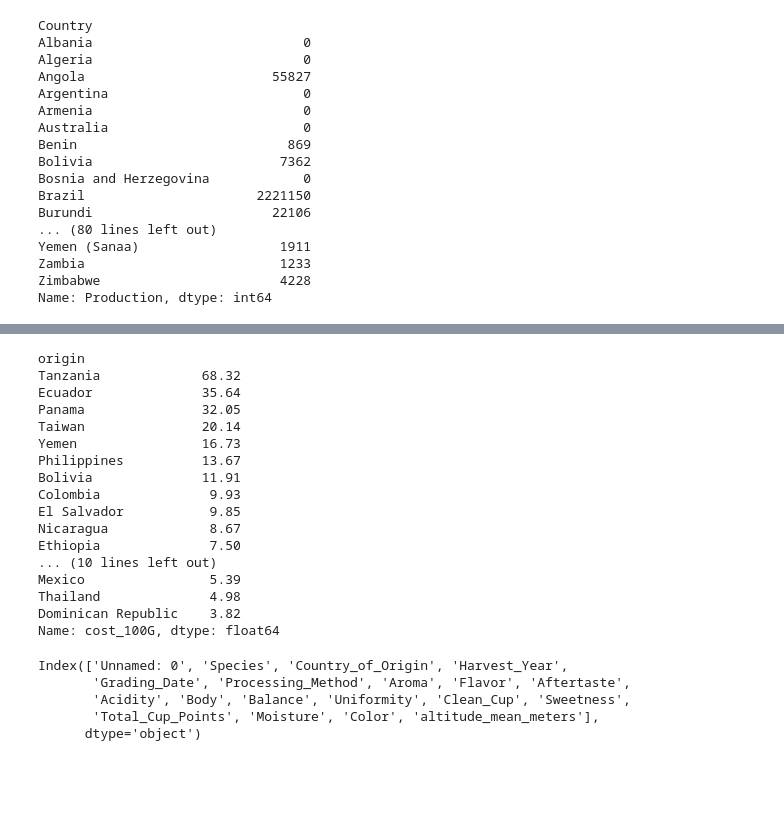
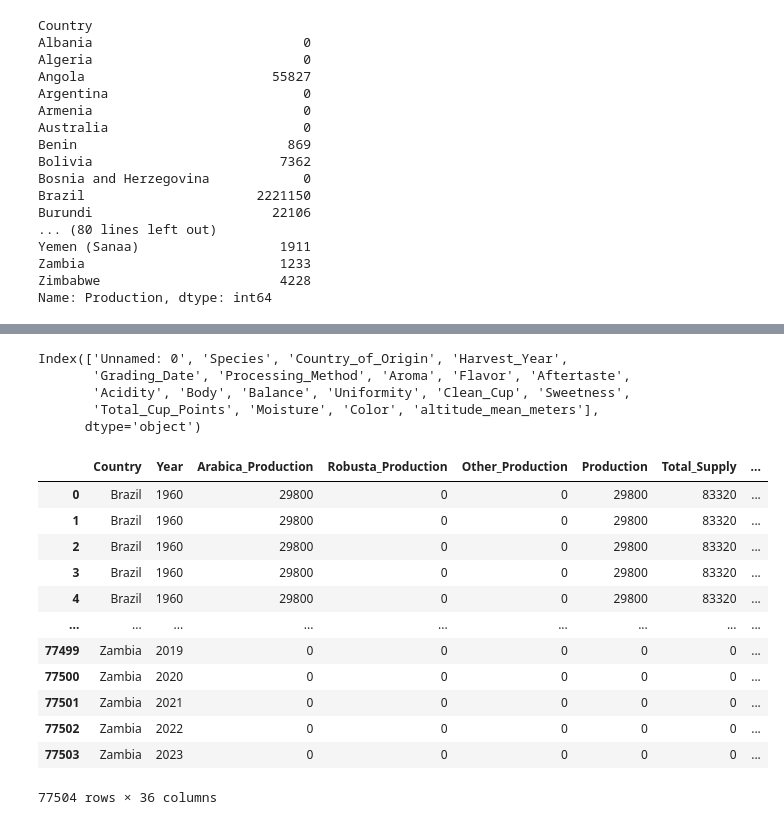
Before and after one commit to UC-Berkeley-I-School/Project2_Team_7, a Jupyter notebook: coffee_distribution.ipynb, the cells around one changed output, grey strips where cells are left out. Drawn from its saved outputs; the diff is of its cells as text; code cells hidden in the pictures; blank space fills up the shorter version.

```diff
--- a/coffee_distribution.ipynb
+++ b/coffee_distribution.ipynb
@@ -127,26 +70,10 @@ Name: rating, dtype: float64
 # %%
+#NOT USING ANYMORE
+
 #getting average cost per country by 100G USD
-merged_table.rename(columns={'100g_USD': 'cost_100G'}, inplace=True)
-country_avg_cost = merged_table.groupby('origin').cost_100G.mean().sort_values(ascending=False)
-country_avg_cost
+# merged_table.rename(columns={'100g_USD': 'cost_100G'}, inplace=True)
+# country_avg_cost = merged_table.groupby('origin').cost_100G.mean().sort_values(ascending=False)
+# country_avg_cost
-# %% [output]
-origin
-Tanzania             68.32
-Ecuador              35.64
-Panama               32.05
-Taiwan               20.14
-Yemen                16.73
-Philippines          13.67
-Bolivia              11.91
-Colombia              9.93
-El Salvador           9.85
-Nicaragua             8.67
-Ethiopia              7.50
-... (10 lines left out)
-Mexico                5.39
-Thailand              4.98
-Dominican Republic    3.82
-Name: cost_100G, dtype: float64
 # %%
 coffee_country_metadata.drop(columns=['Owner', 'Farm.Name', 'Lot.Number', 'Mill', 'ICO.Number', 'Company', 'Altitude',
                                       'Region', 'Producer','Number.of.Bags', 'Bag.Weight', 'In.Country.Partner', 'Owner.1',
@@ -162,3 +89,21 @@ Index(['Unnamed: 0', 'Species', 'Country_of_Origin', 'Harvest_Year',
        'Acidity', 'Body', 'Balance', 'Uniformity', 'Clean_Cup', 'Sweetness',
        'Total_Cup_Points', 'Moisture', 'Color', 'altitude_mean_meters'],
       dtype='object')
+# %%
+#merged review supplemental data set with coffee distribution data set
+merged_table_2 = pd.merge(coffee_dist, coffee_country_metadata, left_on='Country', right_on='Country_of_Origin')
+merged_table_2
+# %% [output]
+|  | Country | Year | Arabica_Production | Robusta_Production | Other_Production | Production | Total_Supply | ... |
+| 0 | Brazil | 1960 | 29800 | 0 | 0 | 29800 | 83320 | ... |
+| 1 | Brazil | 1960 | 29800 | 0 | 0 | 29800 | 83320 | ... |
+| 2 | Brazil | 1960 | 29800 | 0 | 0 | 29800 | 83320 | ... |
+| 3 | Brazil | 1960 | 29800 | 0 | 0 | 29800 | 83320 | ... |
+| 4 | Brazil | 1960 | 29800 | 0 | 0 | 29800 | 83320 | ... |
+| ... | ... | ... | ... | ... | ... | ... | ... | ... |
+| 77499 | Zambia | 2019 | 0 | 0 | 0 | 0 | 0 | ... |
+| 77500 | Zambia | 2020 | 0 | 0 | 0 | 0 | 0 | ... |
+| 77501 | Zambia | 2021 | 0 | 0 | 0 | 0 | 0 | ... |
+| 77502 | Zambia | 2022 | 0 | 0 | 0 | 0 | 0 | ... |
+| 77503 | Zambia | 2023 | 0 | 0 | 0 | 0 | 0 | ... |
+77504 rows × 36 columns
```
Also changed, not shown: parts of 19 cells of this notebook.
